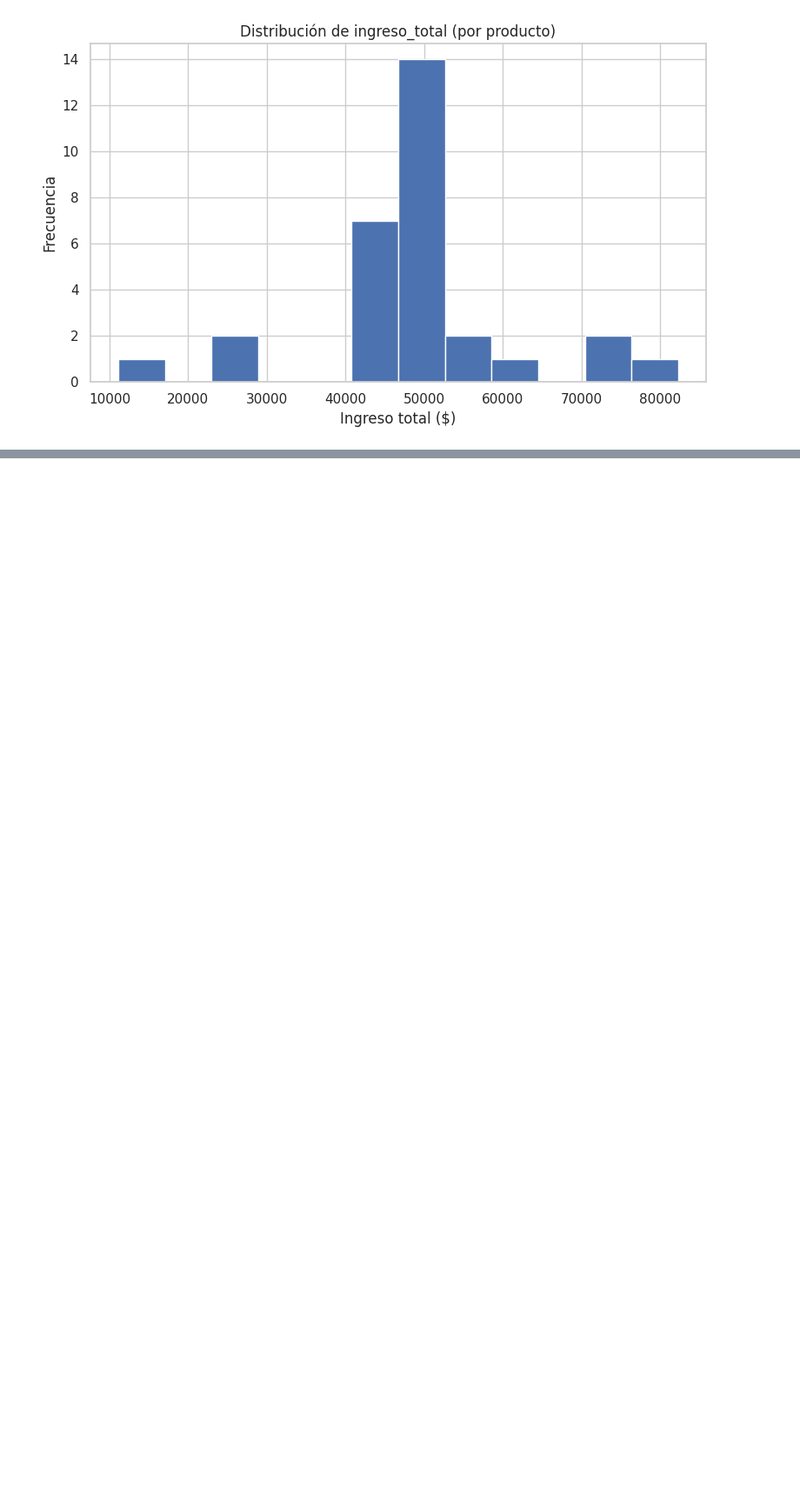
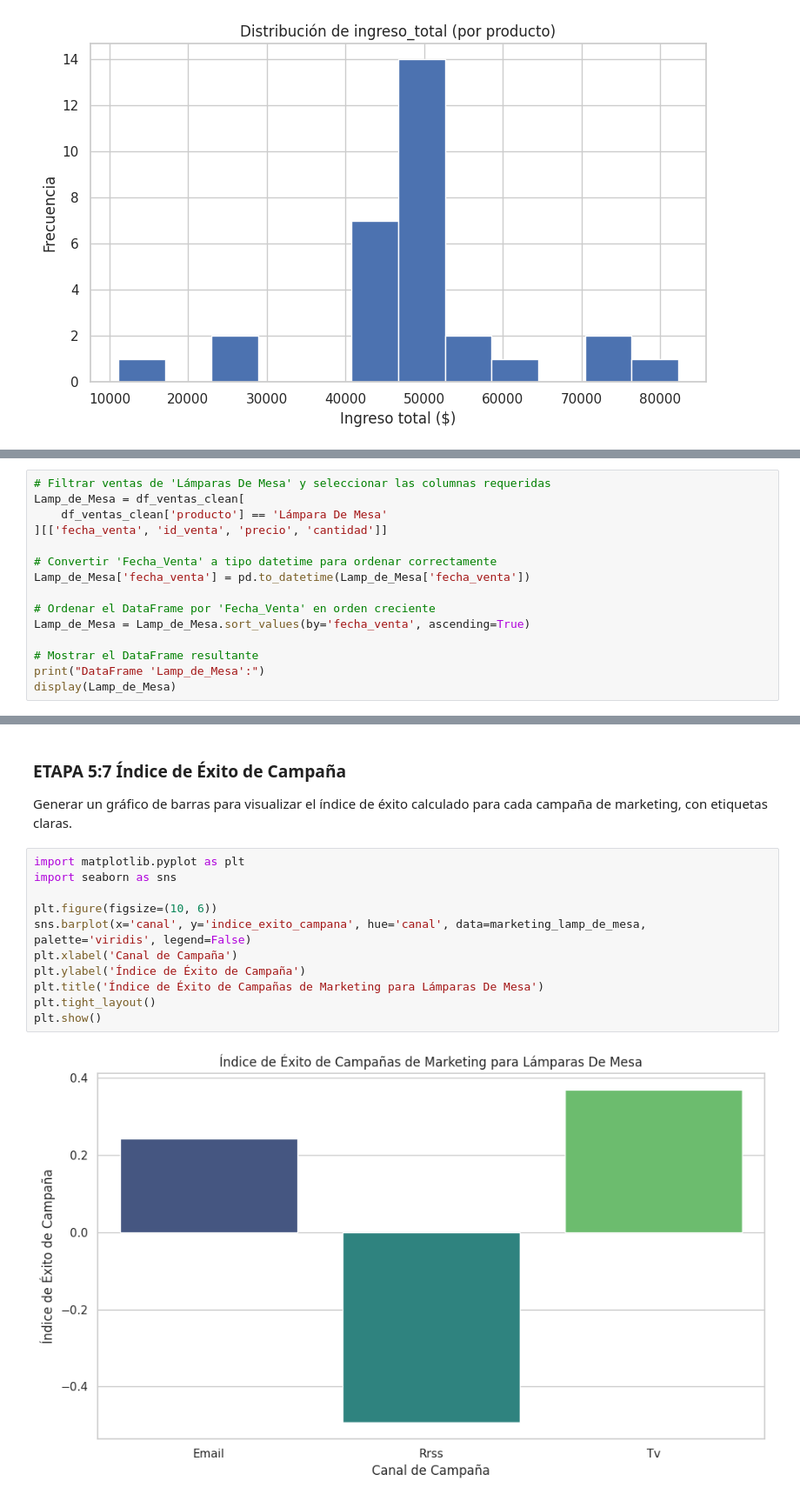
Before and after one commit to ernicAcosta/Entrega-Final-Ernesto-Acosta, a Jupyter notebook: ErnestoAcosta_25262_Entrega_Final.ipynb, the cells around one changed output, grey strips where cells are left out. Shown at 87% size. Drawn from its saved outputs; the diff is of its cells as text; blank space fills up the shorter version.

```diff
--- a/ErnestoAcosta_25262_Entrega_Final.ipynb
+++ b/ErnestoAcosta_25262_Entrega_Final.ipynb
@@ -1993,0 +1987,15 @@ plt.show()                                   # mostramos el gráfico
+# %%
+# Filtrar ventas de 'Lámparas De Mesa' y seleccionar las columnas requeridas
+Lamp_de_Mesa = df_ventas_clean[
+    df_ventas_clean['producto'] == 'Lámpara De Mesa'
+][['fecha_venta', 'id_venta', 'precio', 'cantidad']]
+
+# Convertir 'Fecha_Venta' a tipo datetime para ordenar correctamente
+Lamp_de_Mesa['fecha_venta'] = pd.to_datetime(Lamp_de_Mesa['fecha_venta'])
+
+# Ordenar el DataFrame por 'Fecha_Venta' en orden creciente
+Lamp_de_Mesa = Lamp_de_Mesa.sort_values(by='fecha_venta', ascending=True)
+
+# Mostrar el DataFrame resultante
+print("DataFrame 'Lamp_de_Mesa':")
+display(Lamp_de_Mesa)
@@ -1993,0 +2191,17 @@ plt.show()                                   # mostramos el gráfico
+# %% [markdown]
+### ETAPA 5:7 Índice de Éxito de Campaña
+
+Generar un gráfico de barras para visualizar el índice de éxito calculado para cada campaña de marketing, con etiquetas claras.
+# %%
+import matplotlib.pyplot as plt
+import seaborn as sns
+
+plt.figure(figsize=(10, 6))
+sns.barplot(x='canal', y='indice_exito_campana', hue='canal', data=marketing_lamp_de_mesa, palette='viridis', legend=False)
+plt.xlabel('Canal de Campaña')
+plt.ylabel('Índice de Éxito de Campaña')
+plt.title('Índice de Éxito de Campañas de Marketing para Lámparas De Mesa')
+plt.tight_layout()
+plt.show()
+# %% [output]
+[figure, added]
```
Also changed, not shown: parts of 19 cells of this notebook.
